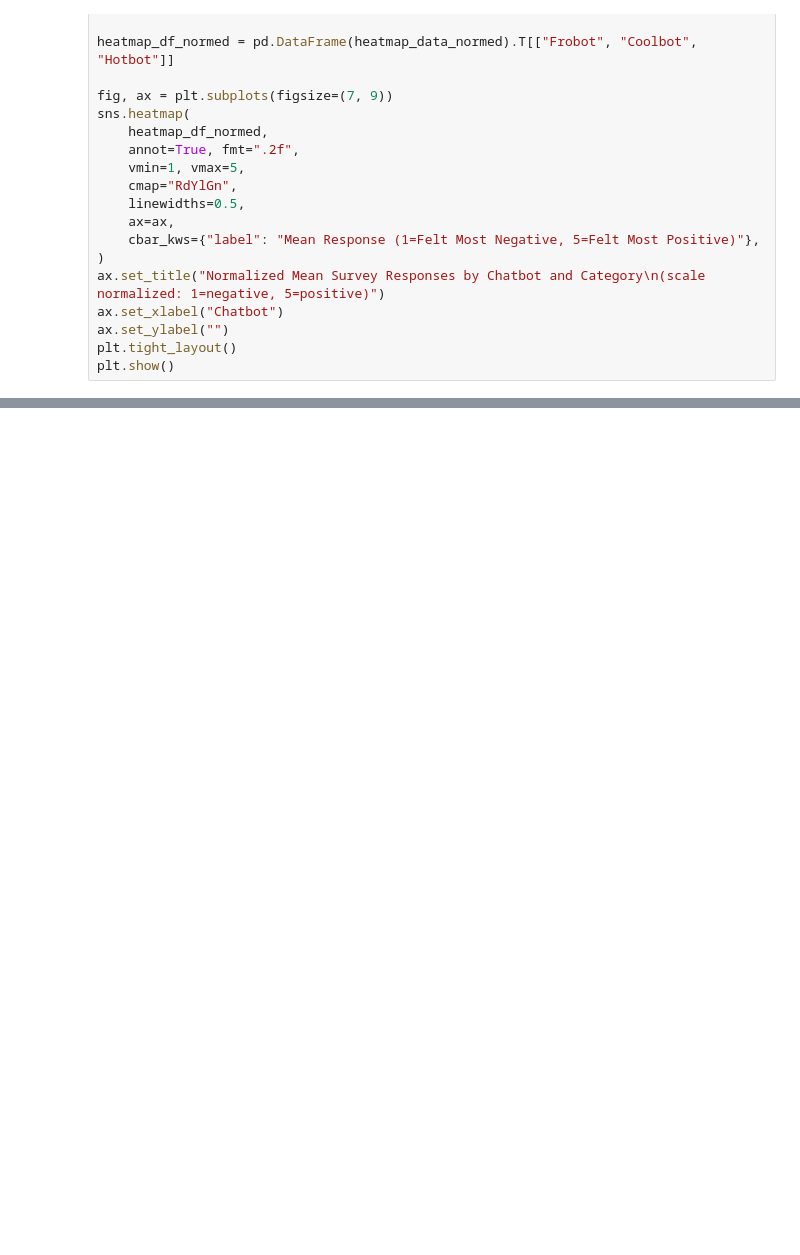
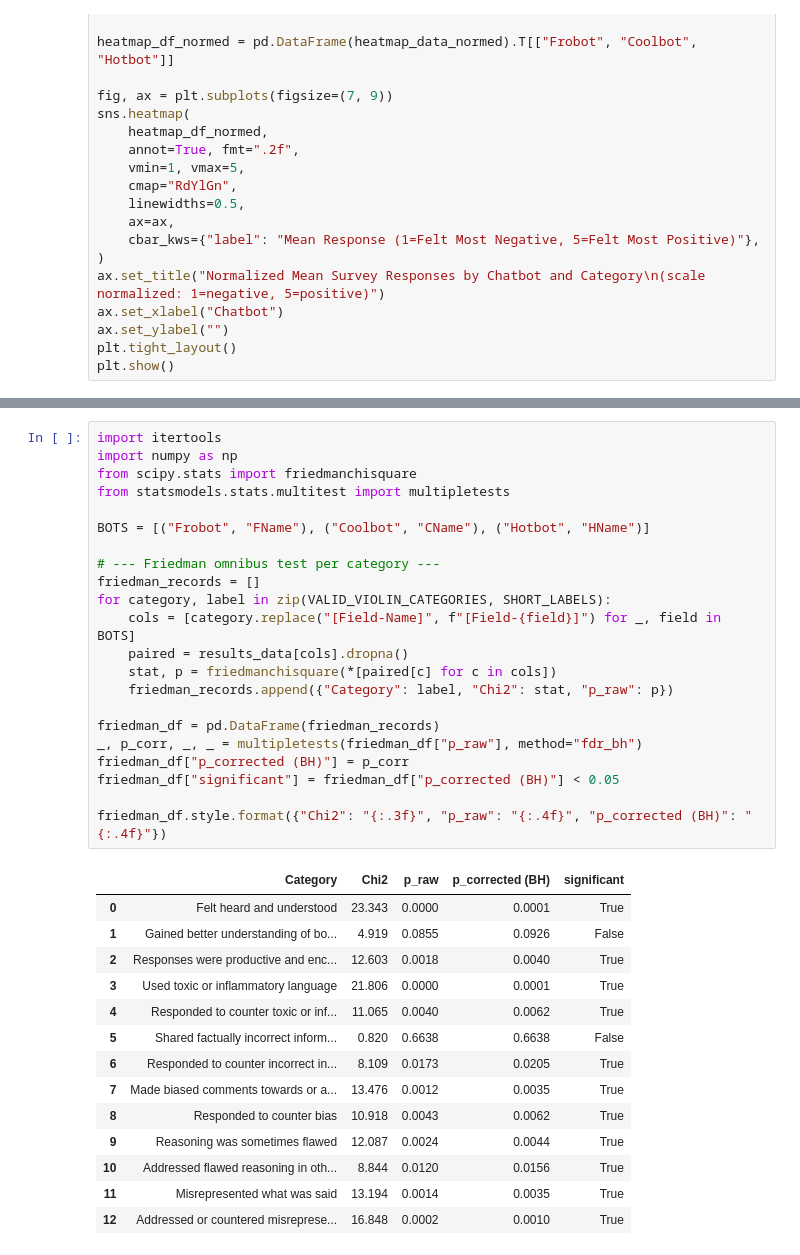
Before and after one commit to divilian/frozone, a Jupyter notebook: juypter_notebooks/data_analysis/experiment_results_414_vis.ipynb, the cells around one changed output, grey strips where cells are left out. Saved outputs shown, nothing was run; the diff lists cells and outputs as text; blank space fills up the shorter version.

```diff
--- a/juypter_notebooks/data_analysis/experiment_results_414_vis.ipynb
+++ b/juypter_notebooks/data_analysis/experiment_results_414_vis.ipynb
@@ -181,0 +186,37 @@ plt.show()
+# %%
+import itertools
+import numpy as np
+from scipy.stats import friedmanchisquare
+from statsmodels.stats.multitest import multipletests
+
+BOTS = [("Frobot", "FName"), ("Coolbot", "CName"), ("Hotbot", "HName")]
+
+# --- Friedman omnibus test per category ---
+friedman_records = []
+for category, label in zip(VALID_VIOLIN_CATEGORIES, SHORT_LABELS):
+    cols = [category.replace("[Field-Name]", f"[Field-{field}]") for _, field in BOTS]
+    paired = results_data[cols].dropna()
+    stat, p = friedmanchisquare(*[paired[c] for c in cols])
+    friedman_records.append({"Category": label, "Chi2": stat, "p_raw": p})
+
+friedman_df = pd.DataFrame(friedman_records)
+_, p_corr, _, _ = multipletests(friedman_df["p_raw"], method="fdr_bh")
+friedman_df["p_corrected (BH)"] = p_corr
+friedman_df["significant"] = friedman_df["p_corrected (BH)"] < 0.05
+
+friedman_df.style.format({"Chi2": "{:.3f}", "p_raw": "{:.4f}", "p_corrected (BH)": "{:.4f}"})
+# %% [output]
+|  | Category | Chi2 | p_raw | p_corrected (BH) | significant |
+| 0 | Felt heard and understood | 23.343 | 0.0000 | 0.0001 | True |
+| 1 | Gained better understanding of bo... | 4.919 | 0.0855 | 0.0926 | False |
+| 2 | Responses were productive and enc... | 12.603 | 0.0018 | 0.0040 | True |
+| 3 | Used toxic or inflammatory language | 21.806 | 0.0000 | 0.0001 | True |
+| 4 | Responded to counter toxic or inf... | 11.065 | 0.0040 | 0.0062 | True |
+| 5 | Shared factually incorrect inform... | 0.820 | 0.6638 | 0.6638 | False |
+| 6 | Responded to counter incorrect in... | 8.109 | 0.0173 | 0.0205 | True |
+| 7 | Made biased comments towards or a... | 13.476 | 0.0012 | 0.0035 | True |
+| 8 | Responded to counter bias | 10.918 | 0.0043 | 0.0062 | True |
+| 9 | Reasoning was sometimes flawed | 12.087 | 0.0024 | 0.0044 | True |
+| 10 | Addressed flawed reasoning in oth... | 8.844 | 0.0120 | 0.0156 | True |
+| 11 | Misrepresented what was said | 13.194 | 0.0014 | 0.0035 | True |
+| 12 | Addressed or countered misreprese... | 16.848 | 0.0002 | 0.0010 | True |
```
Also changed, not shown: parts of 2 cells of this notebook.
